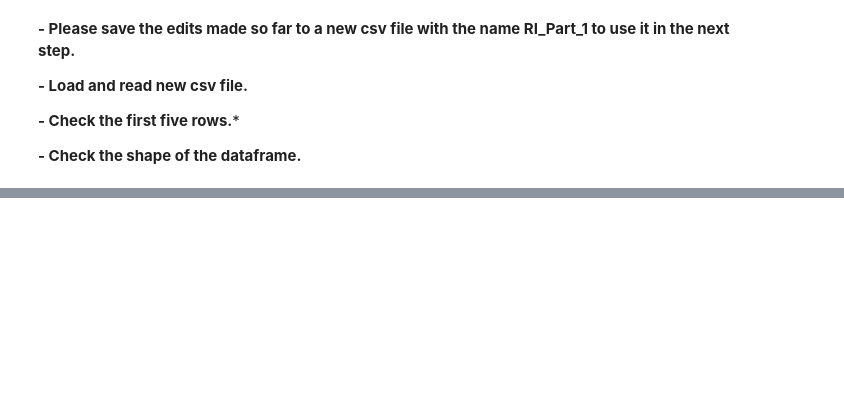
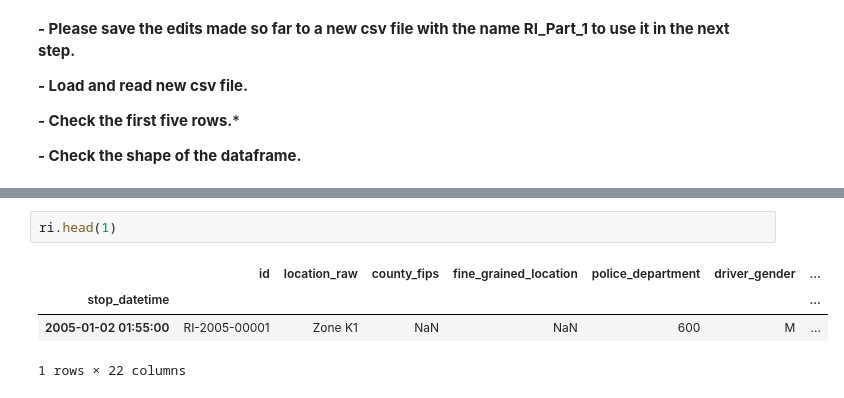
Before and after one commit to Bir01/02_DATA_SCIENCE_DATA_ANALYTICS_MODULE, a Jupyter notebook: 2- Weekly Agendas/Week_5/TrafficPoliceStopProject_Part-1_Preparing_week5_Birgül.ipynb, the cells around one changed output, grey strips where cells are left out. Saved outputs shown, nothing was run; the diff lists cells and outputs as text; blank space fills up the shorter version.

```diff
--- a/2- Weekly Agendas/Week_5/TrafficPoliceStopProject_Part-1_Preparing_week5_Birgül.ipynb
+++ b/2- Weekly Agendas/Week_5/TrafficPoliceStopProject_Part-1_Preparing_week5_Birgül.ipynb
@@ -405,0 +483,7 @@ ___
+# %%
+ri.head(1)
+# %% [output]
+|  | id | location_raw | county_fips | fine_grained_location | police_department | driver_gender | ... |
+| stop_datetime |  |  |  |  |  |  | ... |
+| 2005-01-02 01:55:00 | RI-2005-00001 | Zone K1 | NaN | NaN | 600 | M | ... |
+1 rows × 22 columns
```
Also changed, not shown: parts of 24 cells of this notebook, 2 other files.
